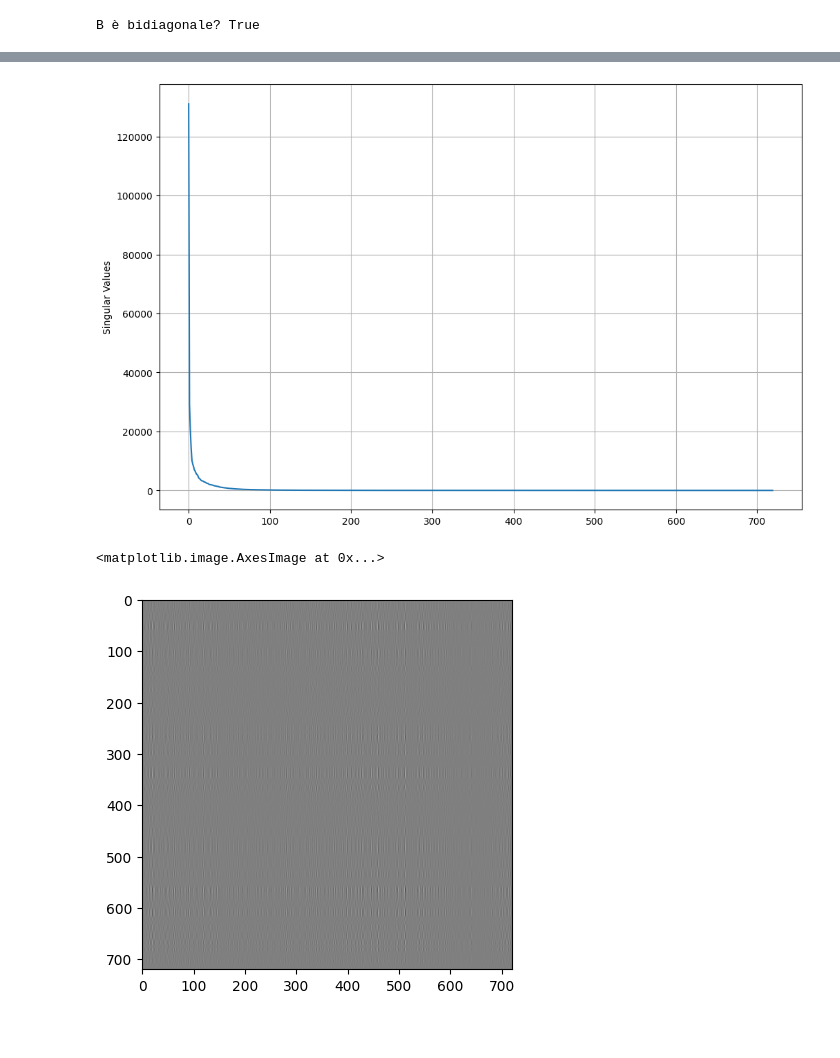
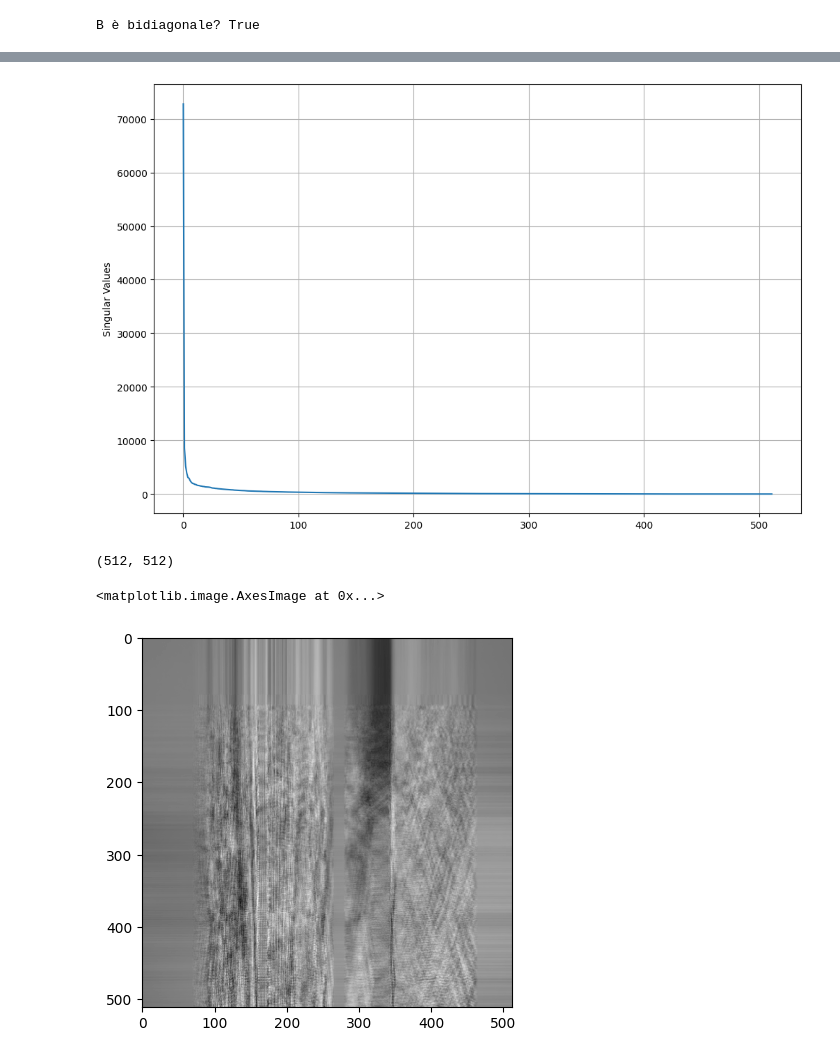
Before and after one commit to salvatoreNocita/Spectral-Clustering, a Jupyter notebook: HW3/notebook.ipynb, the cells around one changed output, grey strips where cells are left out. Saved outputs shown, nothing was run; the diff lists cells and outputs as text; code cells hidden in the pictures; blank space fills up the shorter version.

```diff
--- a/HW3/notebook.ipynb
+++ b/HW3/notebook.ipynb
@@ -6,7 +8,7 @@ from scipy.linalg import qr
 # %% [markdown]
 The cell below imports the original image
 # %%
-low_res_img = cv2.imread("low_res_.jpg", cv2.IMREAD_GRAYSCALE)
+low_res_img = cv2.imread("buildings.jpg", cv2.IMREAD_GRAYSCALE)
 
 smoothed_image = cv2.GaussianBlur(low_res_img, (5, 5), 1)
 
@@ -103,11 +105,8 @@ plt.show()
 # %%
 import numpy as np
+"""
+def householder_reflection(a):
 
-def householder_reflection(a):
-    """
-    Constructs a Householder reflection matrix that zeroes out all entries below the first element of vector a.
-    Returns the Householder matrix H and the vector v used in the reflection.
-    """
     v = a.copy()
     v[0] += np.sign(a[0]) * np.linalg.norm(a)
     #v = v / np.linalg.norm(v)
@@ -115,10 +114,7 @@ def householder_reflection(a):
     return H, v
 
 def bidiagonalize(A):
-    """
-    Performs bidiagonalization of matrix A using Householder reflections.
-    Returns the bidiagonal matrix B, and the orthogonal matrices P and Q such that A = P * B * Q^T.
-    """
+
     m, n = A.shape
     P = np.eye(m)  # Orthogonal matrix for column transformations
     H = np.eye(n)  # Orthogonal matrix for row transformations
@@ -152,6 +148,7 @@ def bidiagonalize(A):
             H[k+1:n, :] = Hk @ H[k+1:n, :]
 
     return B, P, H
+"""
 # %%
 import numpy as np
 
@@ -345,3 +401,2 @@ def SVD(A, comp_sing_vect=True):
 # %%
-U,s,VT = SVD(high_res_img, comp_sing_vect= True)
-S = np.diag(s)
+U,s,VT = SVD(low_res_img, comp_sing_vect= True)
@@ -348,25 +419,29 @@ S = np.diag(s)
 # %%
 plt.figure(figsize=(12,8))
-plt.plot(np.arange(s.size),s)
+plt.plot(np.arange(s.shape[0]), np.diagonal(s))
 plt.ylabel("Singular Values")
 plt.grid()
 plt.show()
 # %% [output]
-[figure, old version]
+[figure, new version]
+# %%
+print(s.shape)
+# %% [output]
+(512, 512)
 # %%
-k = 700
+k = 600
 U_ = U[:,:k]
-S_ = S[:k,:k]
+S_ = s[:k,:k]
 VT_ = VT[:k,:]
 new_image = U_ @ S_ @ VT_
-im_norm = new_image - new_image.min()
-im_norm /= (im_norm.max() - im_norm.min() + 1e-9)  # Evita divisioni per zero
-plt.imshow(im_norm, cmap='gray')
+#im_norm = new_image - new_image.min()
+#im_norm /= (im_norm.max() - im_norm.min() + 1e-9)  # Evita divisioni per zero
+plt.imshow(new_image, cmap='gray')
 #im = np.clip(new_image,a_min= 0,a_max= 255)
 #plt.imshow(new_image, cmap= "gray")
 # %% [output]
 <matplotlib.image.AxesImage at 0x...>
-[figure, old version]
+[figure, new version]
 # %%
 print(new_image.min(), new_image.max())
 # %% [output]
```
Also changed, not shown: parts of 14 cells of this notebook.
